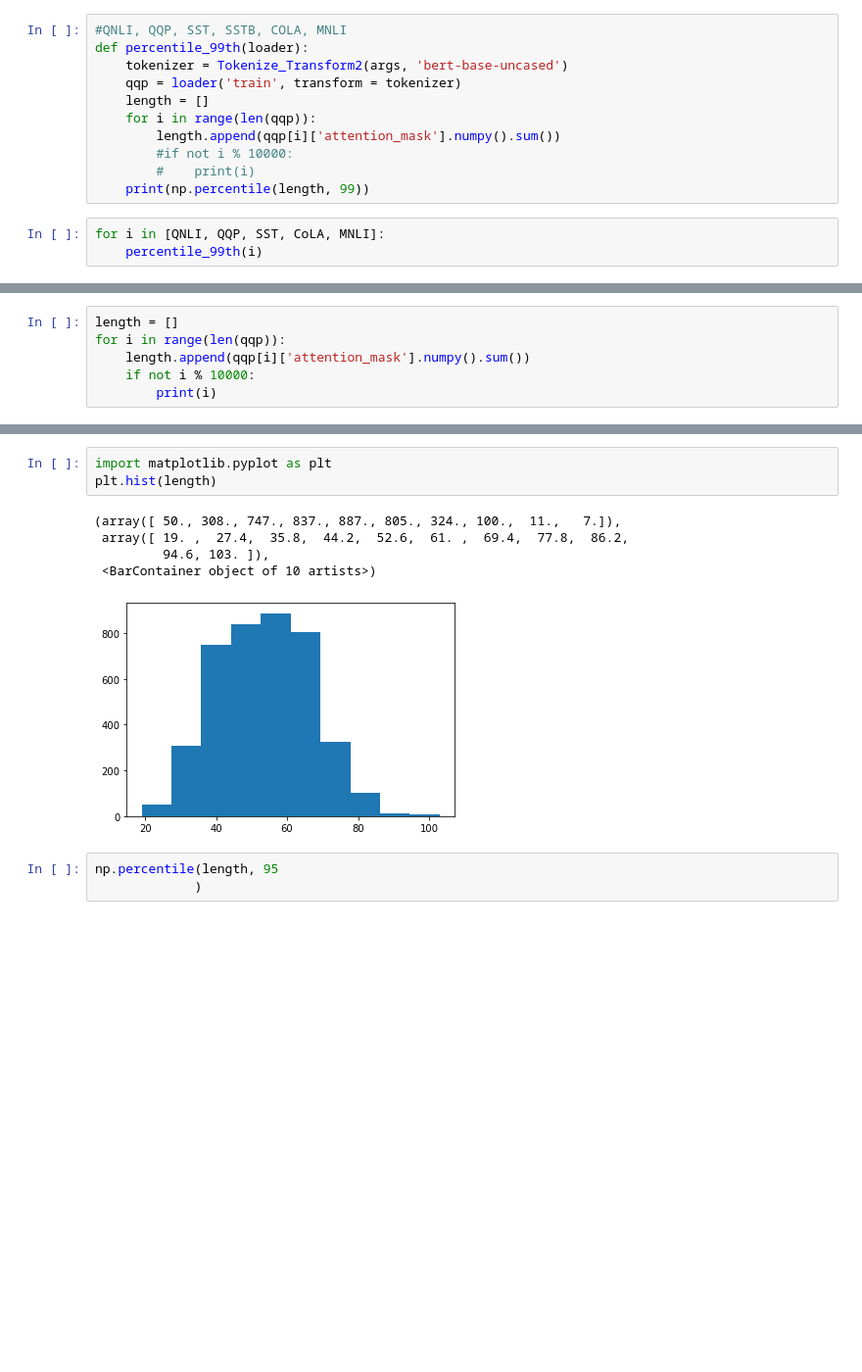
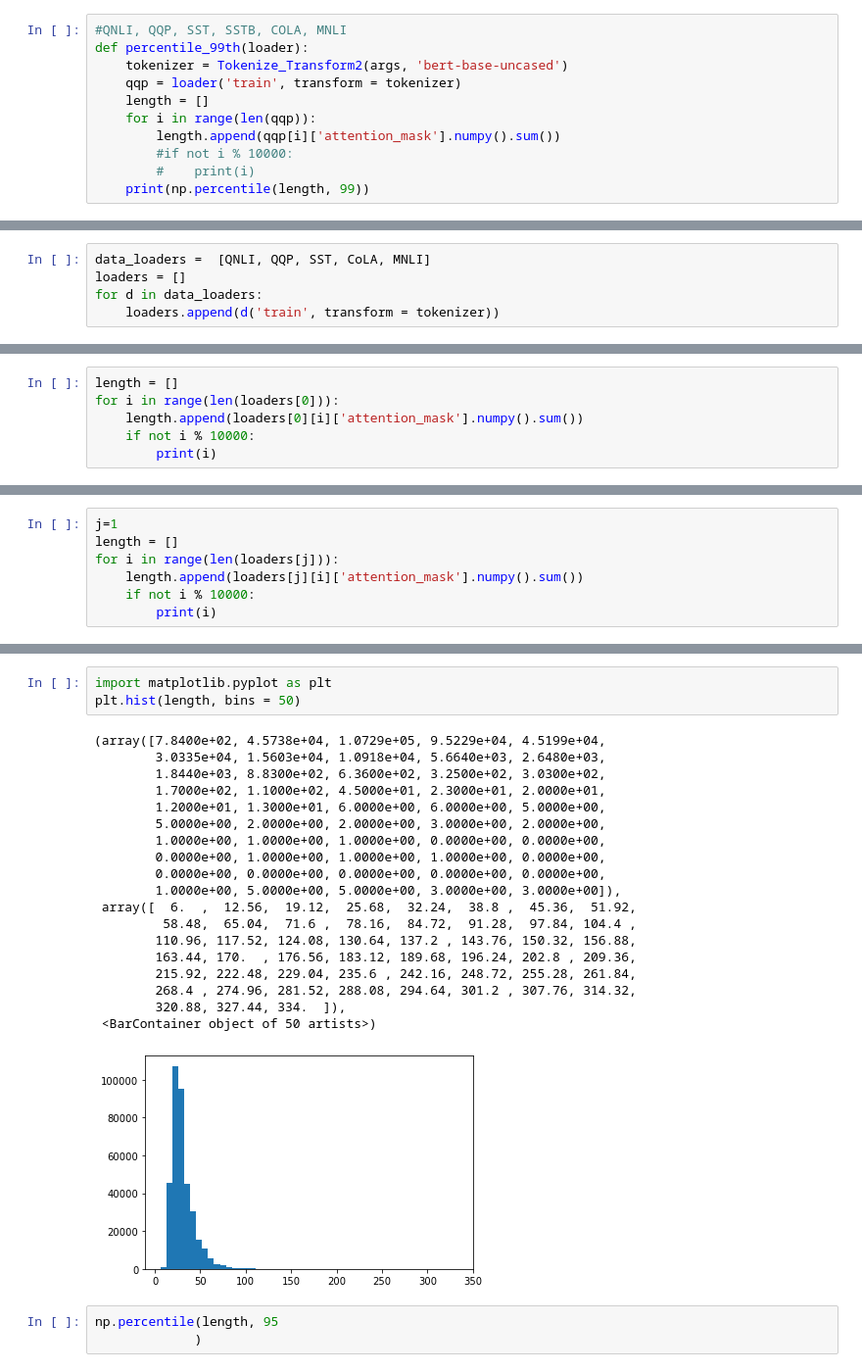
Before and after one commit to cbenge509/BERTVision, a Jupyter notebook: code/torch/embedding_size.ipynb, the cells around one changed output, grey strips where cells are left out. Shown at 98% size. Drawn from its saved outputs; the diff is of its cells as text; blank space fills up the shorter version.

```diff
--- a/code/torch/embedding_size.ipynb
+++ b/code/torch/embedding_size.ipynb
@@ -36,6 +36,3 @@ def percentile_99th(loader):
         #if not i % 10000:
         #    print(i)
     print(np.percentile(length, 99))
-# %%
-for i in [QNLI, QQP, SST, CoLA, MNLI]:
-    percentile_99th(i)
@@ -53,0 +39,5 @@ None
+# %%
+data_loaders =  [QNLI, QQP, SST, CoLA, MNLI]
+loaders = []
+for d in data_loaders:
+    loaders.append(d('train', transform = tokenizer))
@@ -54,7 +46,7 @@ None
 # %%
 length = []
-for i in range(len(qqp)):
-    length.append(qqp[i]['attention_mask'].numpy().sum())
+for i in range(len(loaders[0])):
+    length.append(loaders[0][i]['attention_mask'].numpy().sum())
     if not i % 10000:
         print(i)
 # %% [output]
@@ -61,0 +64,7 @@ for i in range(len(qqp)):
+# %%
+j=1
+length = []
+for i in range(len(loaders[j])):
+    length.append(loaders[j][i]['attention_mask'].numpy().sum())
+    if not i % 10000:
+        print(i)
@@ -66,12 +113,26 @@ max(length)
 # %%
 import matplotlib.pyplot as plt
-plt.hist(length)
+plt.hist(length, bins = 50)
 # %% [output]
-(array([ 50., 308., 747., 837., 887., 805., 324., 100.,  11.,   7.]),
- array([ 19. ,  27.4,  35.8,  44.2,  52.6,  61. ,  69.4,  77.8,  86.2,
-         94.6, 103. ]),
- <BarContainer object of 10 artists>)
+(array([7.8400e+02, 4.5738e+04, 1.0729e+05, 9.5229e+04, 4.5199e+04,
+        3.0335e+04, 1.5603e+04, 1.0918e+04, 5.6640e+03, 2.6480e+03,
+        1.8440e+03, 8.8300e+02, 6.3600e+02, 3.2500e+02, 3.0300e+02,
+        1.7000e+02, 1.1000e+02, 4.5000e+01, 2.3000e+01, 2.0000e+01,
+        1.2000e+01, 1.3000e+01, 6.0000e+00, 6.0000e+00, 5.0000e+00,
+        5.0000e+00, 2.0000e+00, 2.0000e+00, 3.0000e+00, 2.0000e+00,
+        1.0000e+00, 1.0000e+00, 1.0000e+00, 0.0000e+00, 0.0000e+00,
+        0.0000e+00, 1.0000e+00, 1.0000e+00, 1.0000e+00, 0.0000e+00,
+        0.0000e+00, 0.0000e+00, 0.0000e+00, 0.0000e+00, 0.0000e+00,
+        1.0000e+00, 5.0000e+00, 5.0000e+00, 3.0000e+00, 3.0000e+00]),
+ array([  6.  ,  12.56,  19.12,  25.68,  32.24,  38.8 ,  45.36,  51.92,
+         58.48,  65.04,  71.6 ,  78.16,  84.72,  91.28,  97.84, 104.4 ,
+        110.96, 117.52, 124.08, 130.64, 137.2 , 143.76, 150.32, 156.88,
+        163.44, 170.  , 176.56, 183.12, 189.68, 196.24, 202.8 , 209.36,
+        215.92, 222.48, 229.04, 235.6 , 242.16, 248.72, 255.28, 261.84,
+        268.4 , 274.96, 281.52, 288.08, 294.64, 301.2 , 307.76, 314.32,
+        320.88, 327.44, 334.  ]),
+ <BarContainer object of 50 artists>)
-[figure, old version]
+[figure, new version]
 # %%
 np.percentile(length, 95
              )
```
Also changed, not shown: parts of 10 cells of this notebook, 3 other files.
